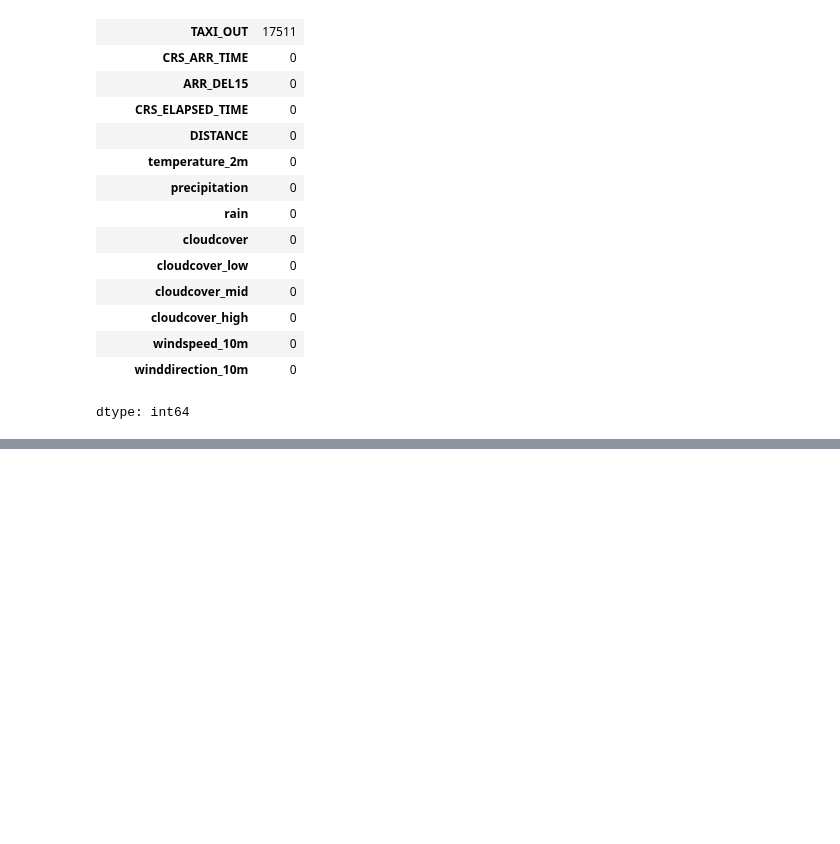
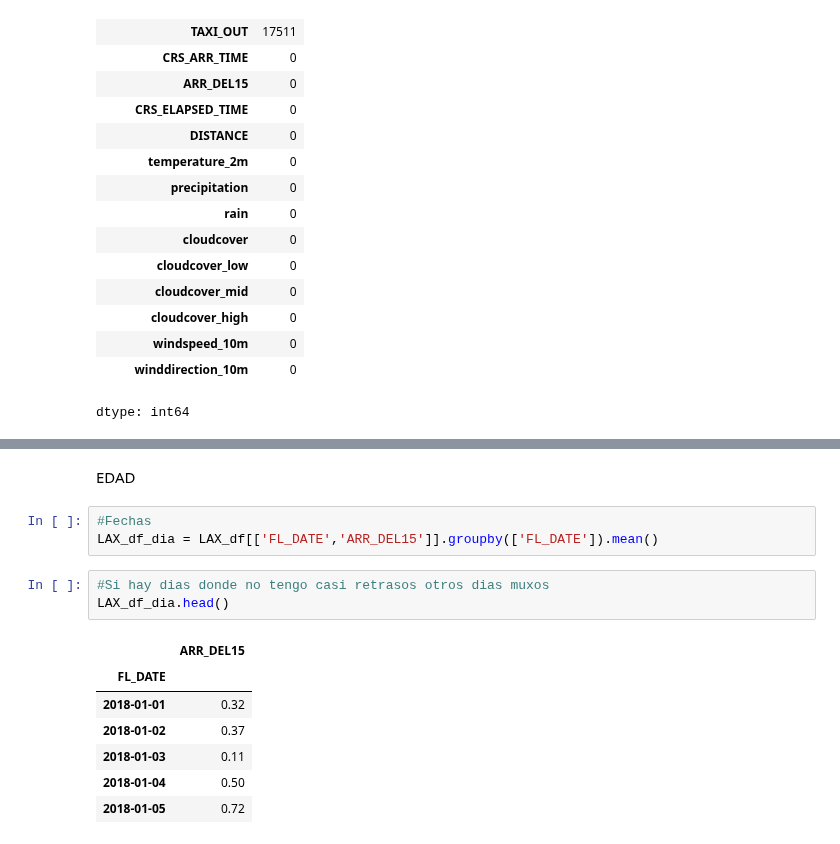
Before and after one commit to KARENCMP82/Python, a Jupyter notebook: Clasificacion_Clase.ipynb, the cells around one changed output, grey strips where cells are left out. Drawn from its saved outputs; the diff is of its cells as text; blank space fills up the shorter version.

```diff
--- a/Clasificacion_Clase.ipynb
+++ b/Clasificacion_Clase.ipynb
@@ -328,0 +345,16 @@ Saber los vueles q se retrasan
+# %% [markdown]
+EDAD
+# %%
+#Fechas
+LAX_df_dia = LAX_df[['FL_DATE','ARR_DEL15']].groupby(['FL_DATE']).mean()
+# %%
+#Si hay dias donde no tengo casi retrasos otros dias muxos
+LAX_df_dia.head()
+# %% [output]
+|  | ARR_DEL15 |
+| FL_DATE |  |
+| 2018-01-01 | 0.32 |
+| 2018-01-02 | 0.37 |
+| 2018-01-03 | 0.11 |
+| 2018-01-04 | 0.50 |
+| 2018-01-05 | 0.72 |
```
Also changed, not shown: parts of 4 cells of this notebook.
